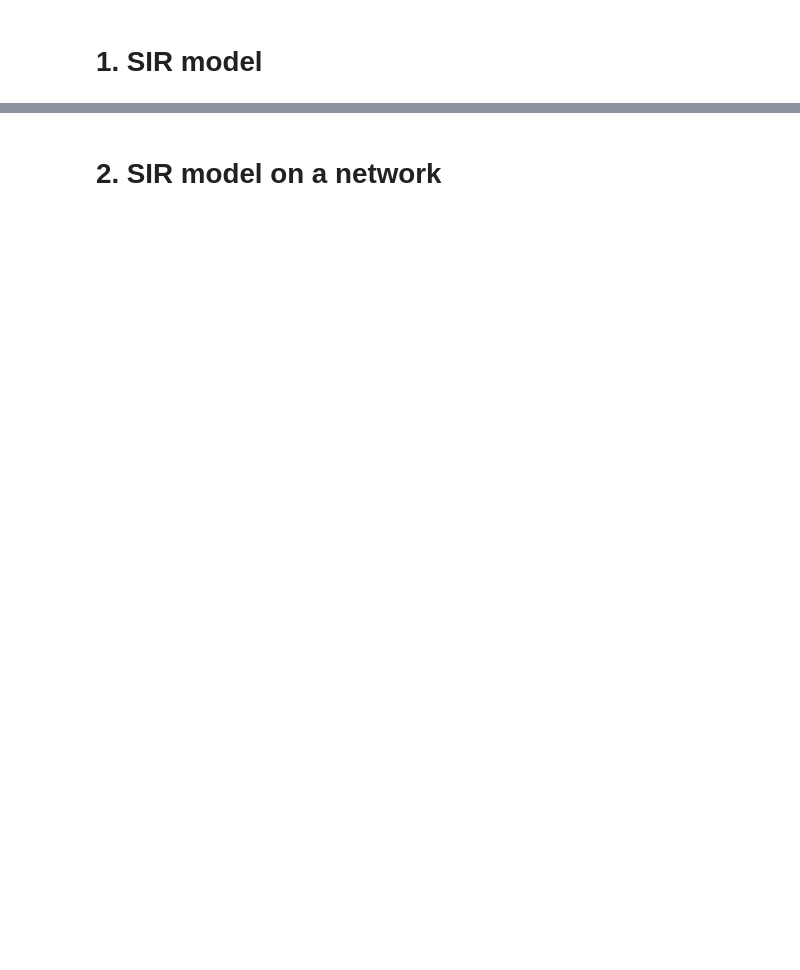
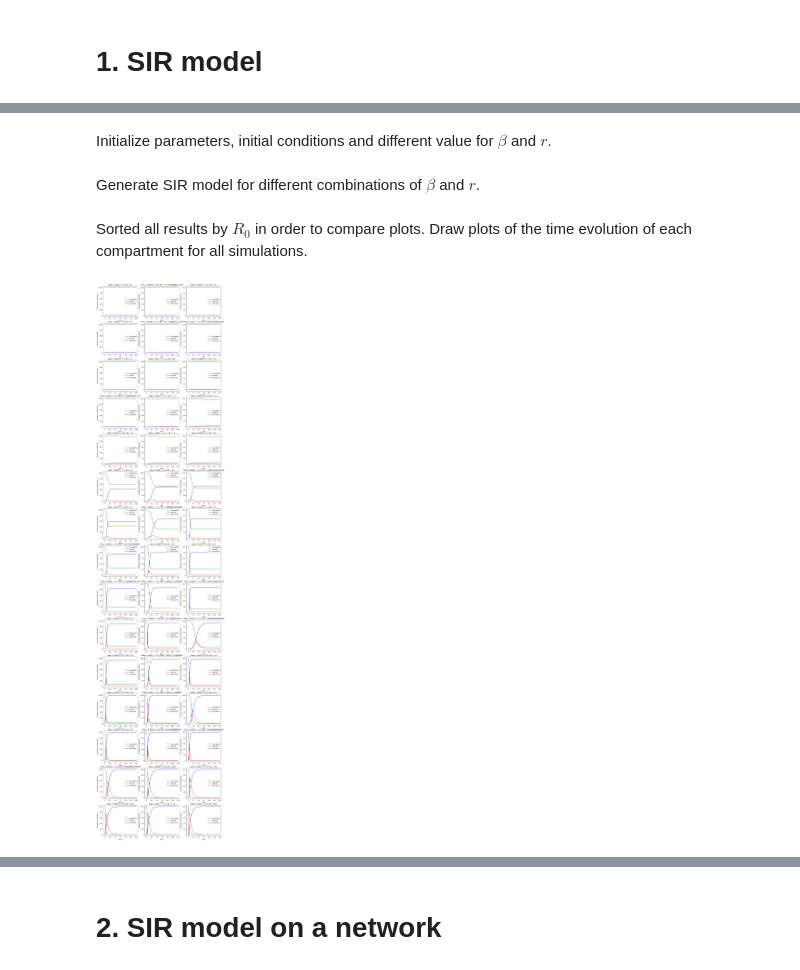
Before and after one commit to KohutMaria/Diffusion-processes, a Jupyter notebook: DPOCN_5.ipynb, the cells around one changed output, grey strips where cells are left out. Saved outputs shown, nothing was run; the diff lists cells and outputs as text; code cells hidden in the pictures; blank space fills up the shorter version.

```diff
--- a/DPOCN_5.ipynb
+++ b/DPOCN_5.ipynb
@@ -50,0 +78,51 @@ plt.show()
+# %% [markdown]
+Initialize parameters, initial conditions and different value for $\beta$ and $r$.
+# %%
+N = 1000
+I0 = 1
+R0 = 0
+S0 = N - I0 - R0
+X0 = [S0, I0, R0]
+n = 150
+all_beta = [0.1/N, 0.3/N, 0.5/N, 0.7/N, 1/N, 1.3/N, 1.5/N, 1.7/N, 2/N]
+all_r = [0.1, 0.3, 0.5, 0.7, 1]
+# %% [markdown]
+Generate SIR model for different combinations of $\beta$ and $r$.
+# %%
+all_sir = []
+all_S = []
+all_I = []
+all_R = []
+all_R_0 = []
+for beta in all_beta:
+    for r in all_r:
+        sir1 = sir(beta, r, X0, n)
+        all_sir.append(sir1)
+        all_S.append(sir1[:,0])
+        all_I.append(sir1[:,1])
+        all_R.append(sir1[:,2])
+        all_R_0.append(calc_R_0(beta, r, N))
+# %% [markdown]
+Sorted all results by $R_0$ in order to compare plots. Draw plots of the time evolution of each compartment for all simulations.
+# %%
+numb = len(all_sir)
+t = np.linspace(start = 0, stop = n, num = n)
+
+sir_tuples = []
+for i in range(numb):
+    sir_tuples.append((all_S[i], all_I[i], all_R[i], all_beta[i%len(all_beta)], all_r[i%len(all_r)], all_R_0[i]))
+sir_tuples = sorted(sir_tuples, key = lambda sir1: sir1[-1])
+
+fig, axes = plt.subplots(math.ceil(numb/3), 3, figsize = (16, 5*math.ceil(numb/3)))
+
+for i in range(numb):
+    sir1 = sir_tuples[i]
+    axes[i//3][i%3].plot(t, sir1[0], 'g', label = 'Susceptible')
+    axes[i//3][i%3].plot(t, sir1[1], 'r', label = 'Infected')
+    axes[i//3][i%3].plot(t, sir1[2], 'b', label = 'Recovered')
+    axes[i//3][i%3].legend()
+    axes[i//3][i%3].set(xlabel = 'Time t', ylabel = 'Numbers of individuals')
+    axes[i//3][i%3].set_title(f"beta = {sir1[3]}, r = {sir1[4]}, R0 = {sir1[5]}")
+plt.show()
+# %% [output]
+[figure, added]
```
Also changed, not shown: parts of 187 cells of this notebook.
